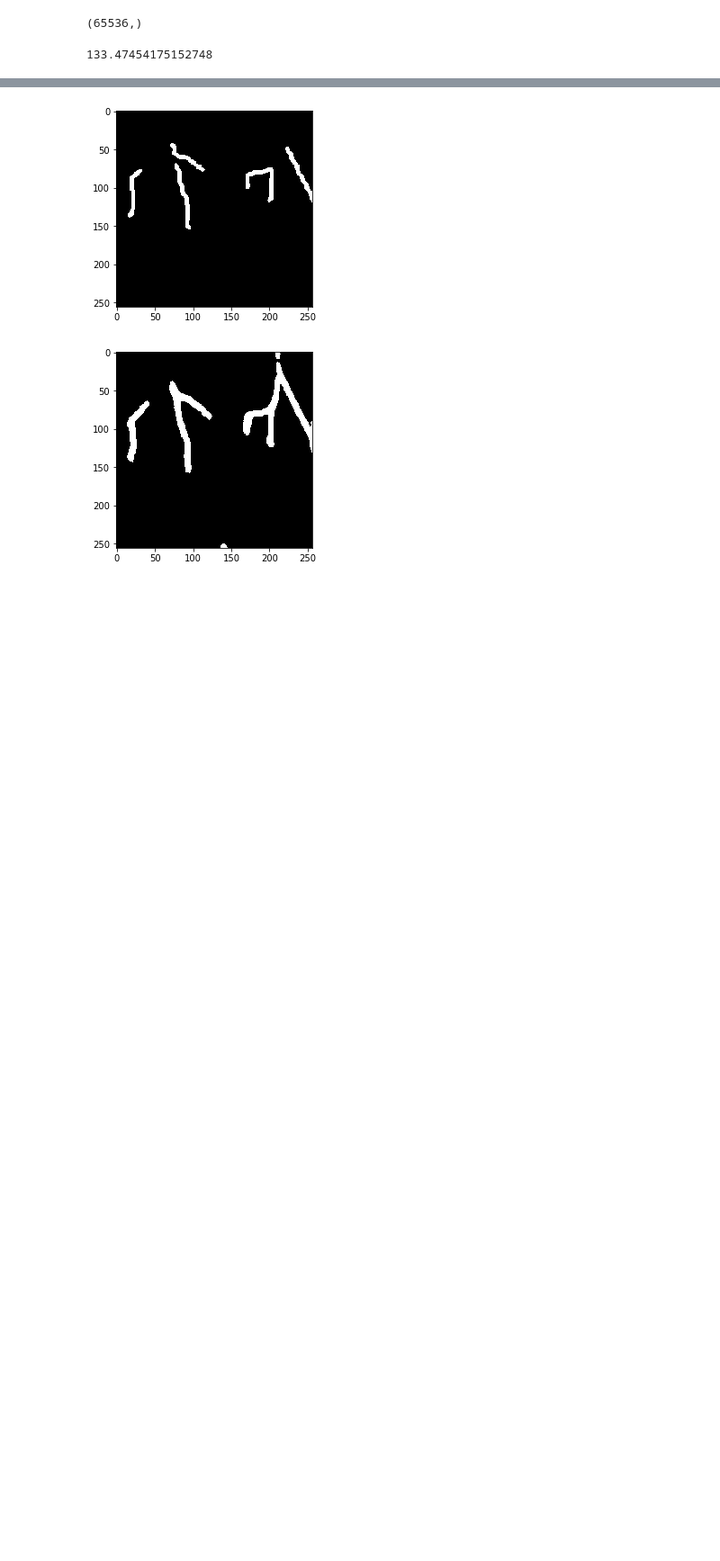
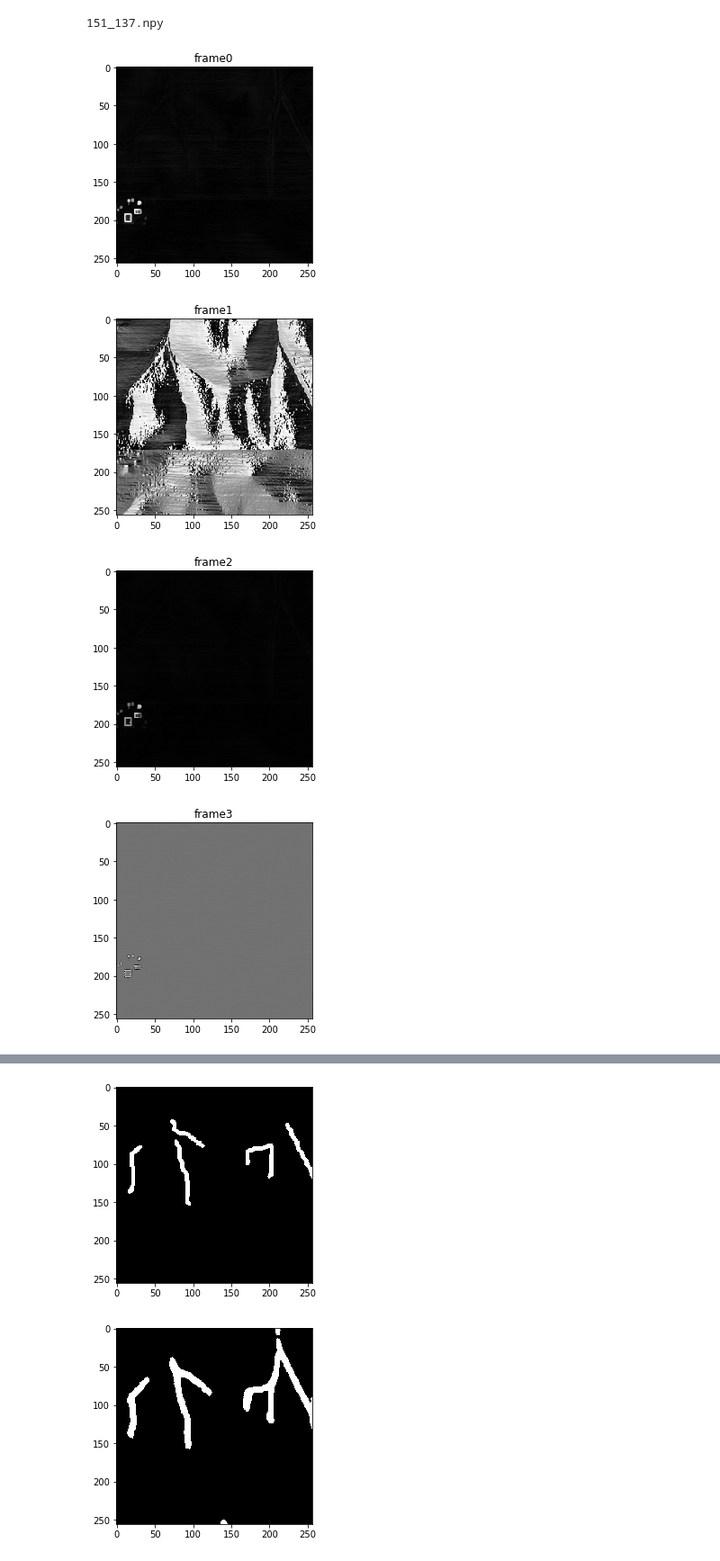
Before and after one commit to Chen-Yifan/DEM_segmentation, a Jupyter notebook: vis.ipynb, the cells around one changed output, grey strips where cells are left out. Shown at 90% size. Drawn from its saved outputs; the diff is of its cells as text; code cells hidden in the pictures; blank space fills up the shorter version.

```diff
--- a/vis.ipynb
+++ b/vis.ipynb
@@ -1,7 +1,8 @@
 # %%
 import os
-results_dir = '/home/yifanc3/results/iou69_1_500_100epochs/'
+results_dir = '/home/yifanc3/results/iou69_1_500_100epochs/'# iou = 69%
 test_mask_dir = '/home/yifanc3/results/resplit_orig_mask'
+test_frame_dir = '/home/yifanc3/results/resplit_orig_frame'
 plot_dir = '/home/yifanc3/segmentation_v2/DEM_segmentation/'
 
 
@@ -10,6 +11,7 @@ plot_dir = '/home/yifanc3/segmentation_v2/DEM_segmentation/'
 # plot_dir = '/home/yifanc3/segmentation_v2/DEM_segmentation/'
 results_files = os.listdir(results_dir)
 masks_files = os.listdir(test_mask_dir)
+frames_files = os.listdir(test_frame_dir)
 # %%
 import matplotlib.pyplot as plt
 import matplotlib.image as mpimg
@@ -24,8 +27,38 @@ orig2=np.load(os.path.join(test_mask_dir,masks_files[50]))
-# %%
-orig0.shape
-# %% [output]
-(65536,)
-# %%
-256*256/491
-# %% [output]
-133.47454175152748
+# %%
+def vis(i):
+    pred = np.load(os.path.join(results_dir,results_files[i]))
+    orig =np.load(os.path.join(test_mask_dir,masks_files[i]))
+    frame =np.load(os.path.join(test_frame_dir,frames_files[i]))
+    print(masks_files[i])
+    fig = plt.figure()
+    a = plt.figure(1)
+    plt.title('frame0')
+    frame0 = plt.imshow(frame[:,:,0],cmap='gray',)
+    b = plt.figure(2)
+    plt.title('frame1')
+    frame1 = plt.imshow(frame[:,:,1],cmap='gray')
+    c = plt.figure(3)
+    plt.title('frame2')
+    frame2 = plt.imshow(frame[:,:,2],cmap='gray')
+    d = plt.figure(4)
+    plt.title('frame3')
+    frame3 = plt.imshow(frame[:,:,3],cmap='gray')
+    e = plt.figure(5)
+    plt.title('frame4')
+    frame4 = plt.imshow(frame[:,:,4],cmap='gray')
+    f = plt.figure(6)
+    plt.title('mask')
+    origplot = plt.imshow(orig,cmap='gray')
+    g = plt.figure(7)
+    plt.title('prediction')
+    predplot = plt.imshow(pred,cmap='gray')
+
+    plt.show()
+# %%
+vis(0)
+# %% [output]
+151_137.npy
+[figure, added]
+[figure, added]
+[figure, added]
+[figure, added]
```
Also changed, not shown: parts of 2 cells of this notebook, 2 other files.
